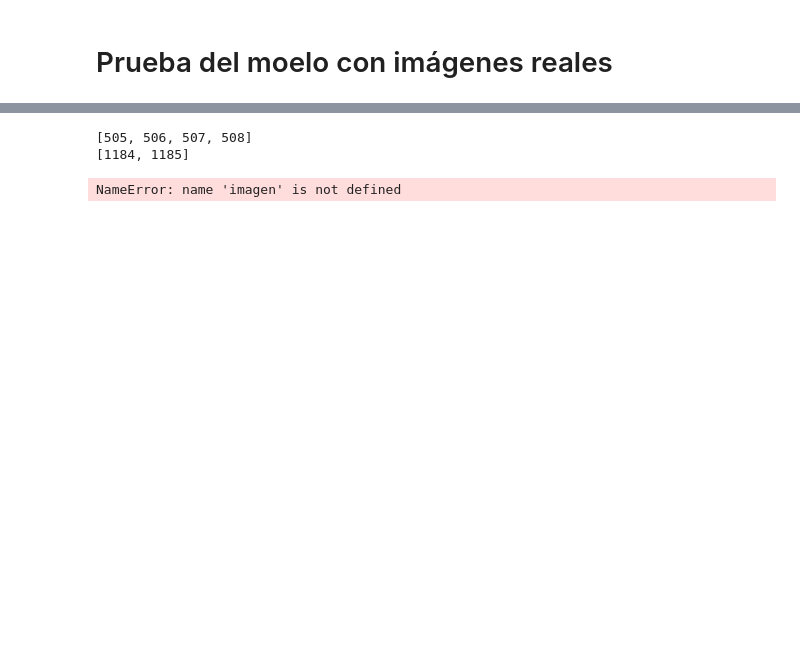
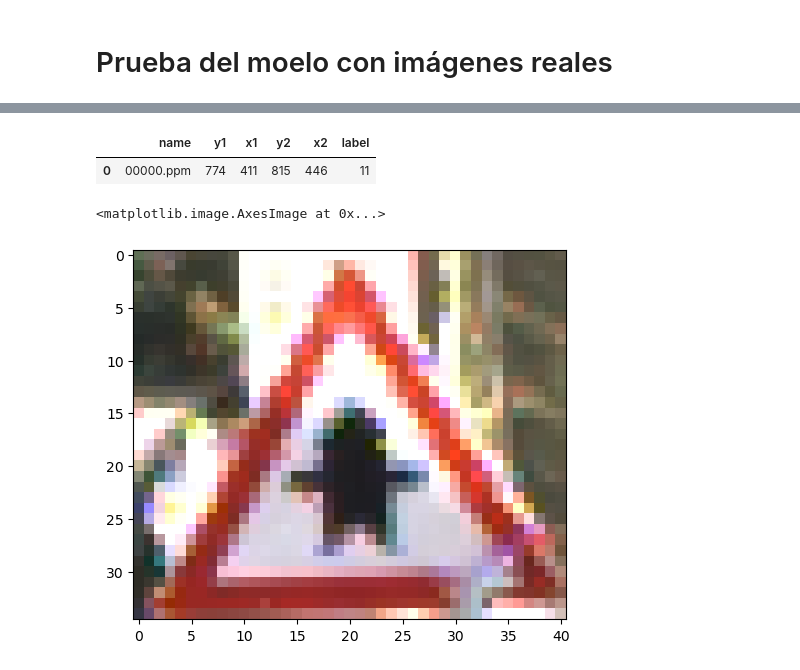
Before and after one commit to teresababio/Proyecto_Final, a Jupyter notebook: imagenes_completas/prueba_imagenes_carretera.ipynb, the cells around one changed output, grey strips where cells are left out. Saved outputs shown, nothing was run; the diff lists cells and outputs as text; code cells hidden in the pictures; blank space fills up the shorter version.

```diff
--- a/imagenes_completas/prueba_imagenes_carretera.ipynb
+++ b/imagenes_completas/prueba_imagenes_carretera.ipynb
@@ -64,11 +95,11 @@ plt.imshow(image_data[100][1])
-# %%
-for i, j in image_data[:2]:
-    print(list(df_gt[df_gt["name"] == i].index))
-# %% [output]
-[505, 506, 507, 508]
-[1184, 1185]
+# %%
+df_gt[df_gt["name"] == image_data[0][0]]
+# %% [output]
+|  | name | y1 | x1 | y2 | x2 | label |
+| 0 | 00000.ppm | 774 | 411 | 815 | 446 | 11 |
 # %%
-A=imagen[df_gt.iloc[682]["x1"]:df_gt.iloc[682]["x2"],df_gt.iloc[682]["y1"]:df_gt.iloc[682]["y2"],:]
+plt.imshow(image_data[0][1][df_gt.iloc[0]["x1"]:df_gt.iloc[0]["x2"],df_gt.iloc[0]["y1"]:df_gt.iloc[0]["y2"],:])
 # %% [output]
-NameError: name 'imagen' is not defined
+<matplotlib.image.AxesImage at 0x...>
+[figure, added]
 # %%
```
Also changed, not shown: parts of 23 cells of this notebook, 20 other files.
